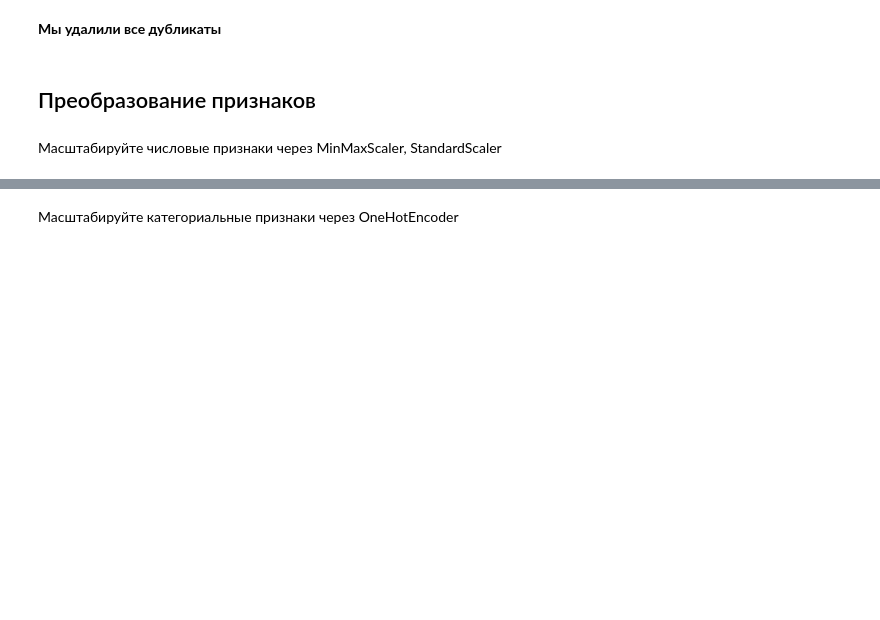
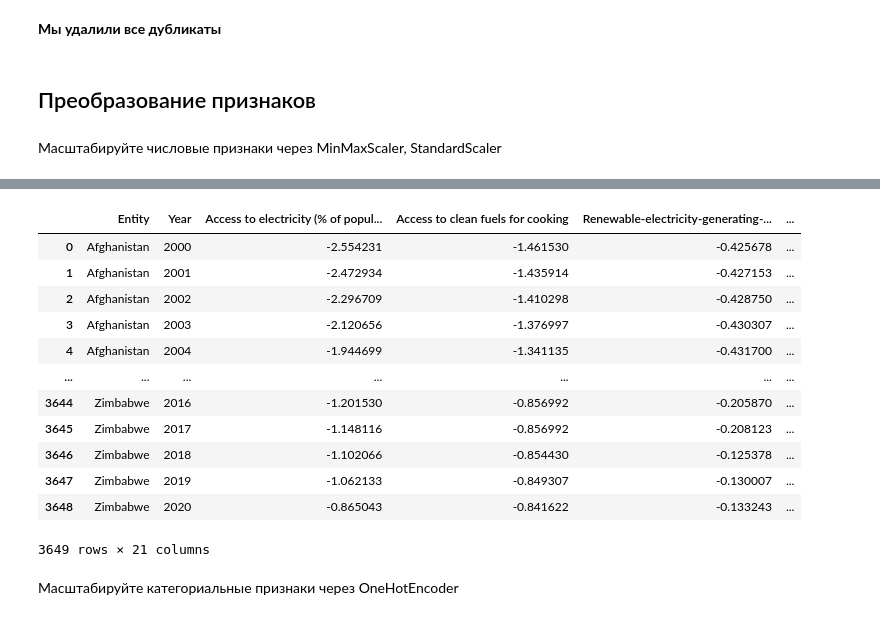
Before and after one commit to polinakochneva1/me_labs_house, a Jupyter notebook: lab3/Задание_3.ipynb, the cells around one changed output, grey strips where cells are left out. Saved outputs shown, nothing was run; the diff lists cells and outputs as text; code cells hidden in the pictures; blank space fills up the shorter version.

```diff
--- a/lab3/Задание_3.ipynb
+++ b/lab3/Задание_3.ipynb
@@ -212,0 +207,4 @@ standard_scaler = StandardScaler()
+# %%
+# Получаем числовые признаки
+num_features = df.select_dtypes(include=['float64']).columns
+num_features
@@ -212,0 +272,7 @@ standard_scaler = StandardScaler()
+# %%
+from sklearn.preprocessing import StandardScaler
+# Standard масштабирование
+scaler_std = StandardScaler()
+df_std_scaled = df.copy()
+df_std_scaled[num_features] = scaler_std.fit_transform(df[num_features])
+df_std_scaled.Longitude.unique()
@@ -213,2 +297,20 @@ standard_scaler = StandardScaler()
+# %%
+df_scaled = df.copy() # копируем df, чтобы по ссылке не изменять оригинальный
+df_scaled[num_features] = df_std_scaled[num_features]
+df_scaled
+# %% [output]
+|  | Entity | Year | Access to electricity (% of popul... | Access to clean fuels for cooking | Renewable-electricity-generating-... | ... |
+| 0 | Afghanistan | 2000 | -2.554231 | -1.461530 | -0.425678 | ... |
+| 1 | Afghanistan | 2001 | -2.472934 | -1.435914 | -0.427153 | ... |
+| 2 | Afghanistan | 2002 | -2.296709 | -1.410298 | -0.428750 | ... |
+| 3 | Afghanistan | 2003 | -2.120656 | -1.376997 | -0.430307 | ... |
+| 4 | Afghanistan | 2004 | -1.944699 | -1.341135 | -0.431700 | ... |
+| ... | ... | ... | ... | ... | ... | ... |
+| 3644 | Zimbabwe | 2016 | -1.201530 | -0.856992 | -0.205870 | ... |
+| 3645 | Zimbabwe | 2017 | -1.148116 | -0.856992 | -0.208123 | ... |
+| 3646 | Zimbabwe | 2018 | -1.102066 | -0.854430 | -0.125378 | ... |
+| 3647 | Zimbabwe | 2019 | -1.062133 | -0.849307 | -0.130007 | ... |
+| 3648 | Zimbabwe | 2020 | -0.865043 | -0.841622 | -0.133243 | ... |
+3649 rows × 21 columns
 # %% [markdown]
 Масштабируйте категориальные признаки через OneHotEncoder
```
Also changed, not shown: parts of 9 cells of this notebook.
